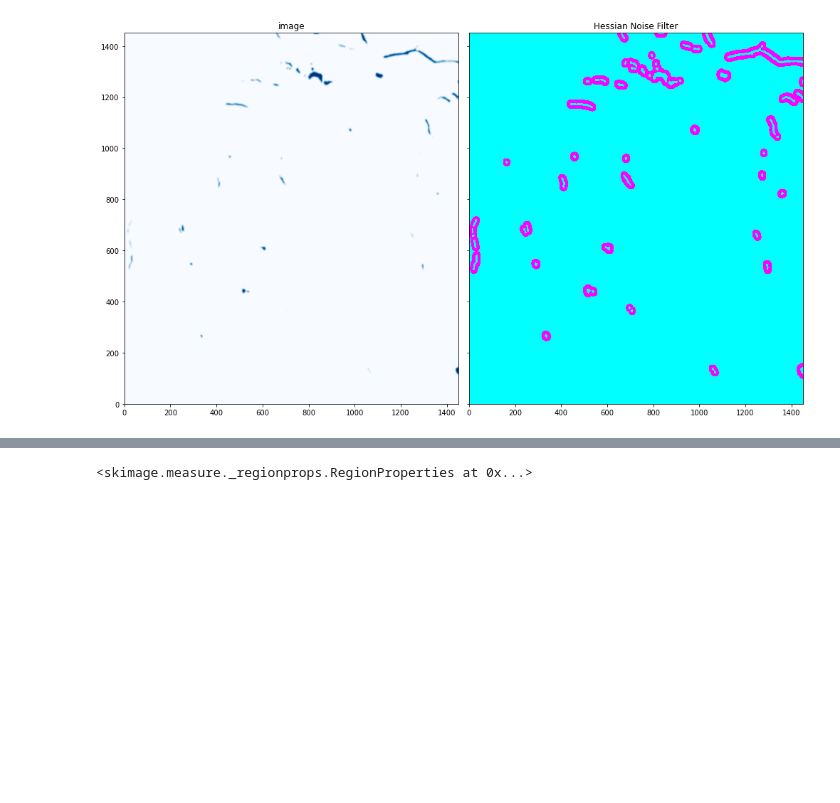
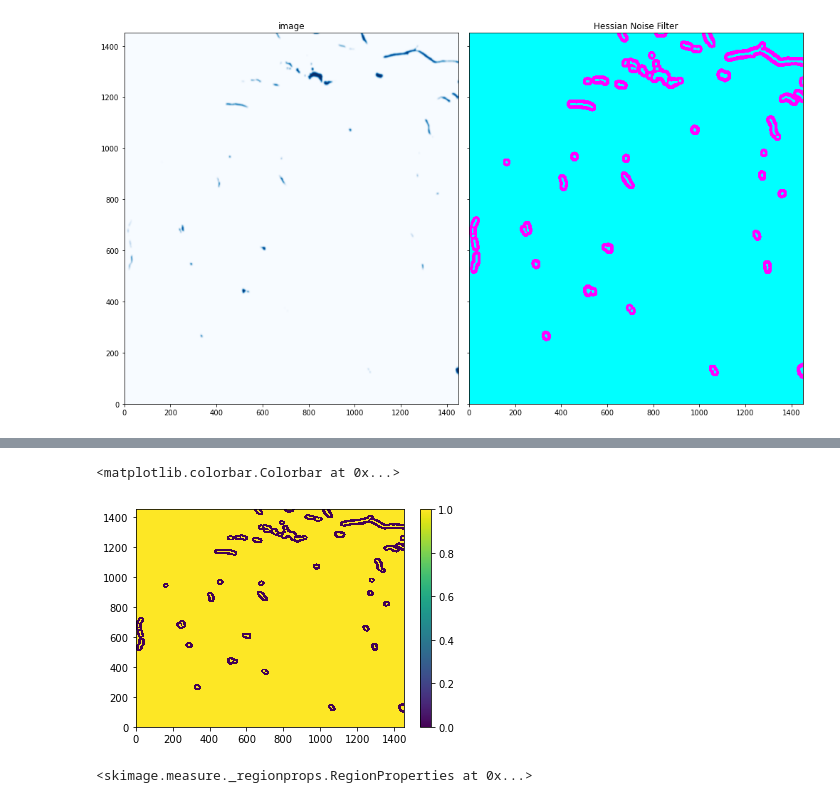
Before and after one commit to mnky9800n/fracturepick, a Jupyter notebook: fracexplore.ipynb, the cells around one changed output, grey strips where cells are left out. Cells and saved outputs as stored; diff of their text form; code cells hidden in the pictures; blank space fills up the shorter version.

```diff
--- a/fracexplore.ipynb
+++ b/fracexplore.ipynb
@@ -112,3 +122,13 @@ fig.tight_layout()
+# %%
+new_lab = np.where(lab >= 2, 1, lab)
+# %%
+fig, ax = plt.subplots()
+
+cbar = ax.pcolormesh(new_lab)
+fig.colorbar(cbar)
+# %% [output]
+<matplotlib.colorbar.Colorbar at 0x...>
+[figure, added]
 # %%
 regionprops(lab)[1]
 # %% [output]
```
Also changed, not shown: parts of 4 cells of this notebook, 2 other files.
